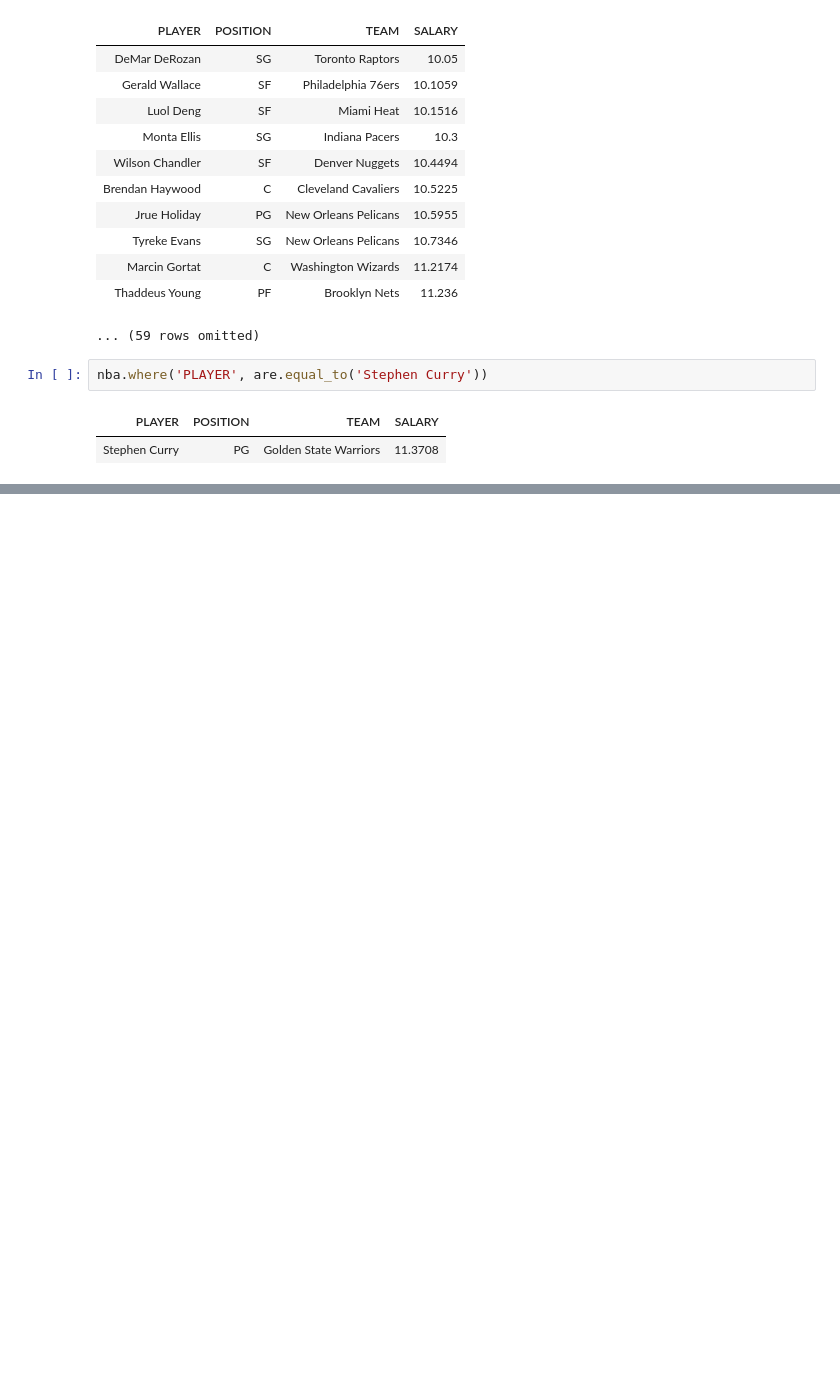
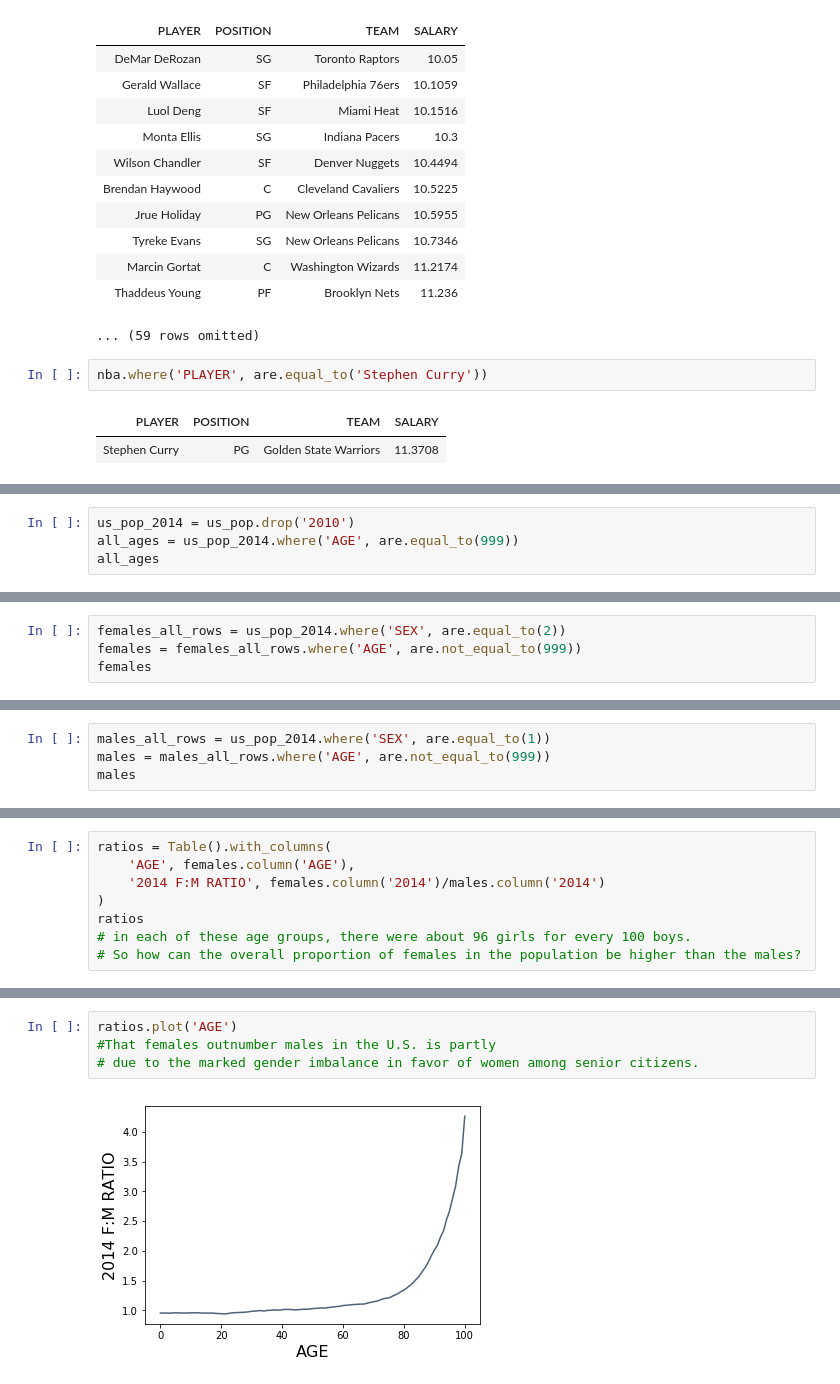
Before and after one commit to shuai-yang/CS133-Intro-to-Data-Science, a Jupyter notebook: sandbox.ipynb, the cells around one changed output, grey strips where cells are left out. Saved outputs shown, nothing was run; the diff lists cells and outputs as text; blank space fills up the shorter version.

```diff
--- a/sandbox.ipynb
+++ b/sandbox.ipynb
@@ -1173,0 +1465,4 @@ nba.where('PLAYER', are.equal_to('Stephen Curry'))
+# %%
+us_pop_2014 = us_pop.drop('2010')
+all_ages = us_pop_2014.where('AGE', are.equal_to(999))
+all_ages
@@ -1173,0 +1502,4 @@ nba.where('PLAYER', are.equal_to('Stephen Curry'))
+# %%
+females_all_rows = us_pop_2014.where('SEX', are.equal_to(2))
+females = females_all_rows.where('AGE', are.not_equal_to(999))
+females
@@ -1173,0 +1519,4 @@ nba.where('PLAYER', are.equal_to('Stephen Curry'))
+# %%
+males_all_rows = us_pop_2014.where('SEX', are.equal_to(1))
+males = males_all_rows.where('AGE', are.not_equal_to(999))
+males
@@ -1173,0 +1558,8 @@ nba.where('PLAYER', are.equal_to('Stephen Curry'))
+# %%
+ratios = Table().with_columns(
+    'AGE', females.column('AGE'),
+    '2014 F:M RATIO', females.column('2014')/males.column('2014')
+)
+ratios
+# in each of these age groups, there were about 96 girls for every 100 boys.
+# So how can the overall proportion of females in the population be higher than the males?
@@ -1173,0 +1611,6 @@ nba.where('PLAYER', are.equal_to('Stephen Curry'))
+# %%
+ratios.plot('AGE')
+#That females outnumber males in the U.S. is partly
+# due to the marked gender imbalance in favor of women among senior citizens.
+# %% [output]
+[figure, added]
```
Also changed, not shown: parts of 36 cells of this notebook.
